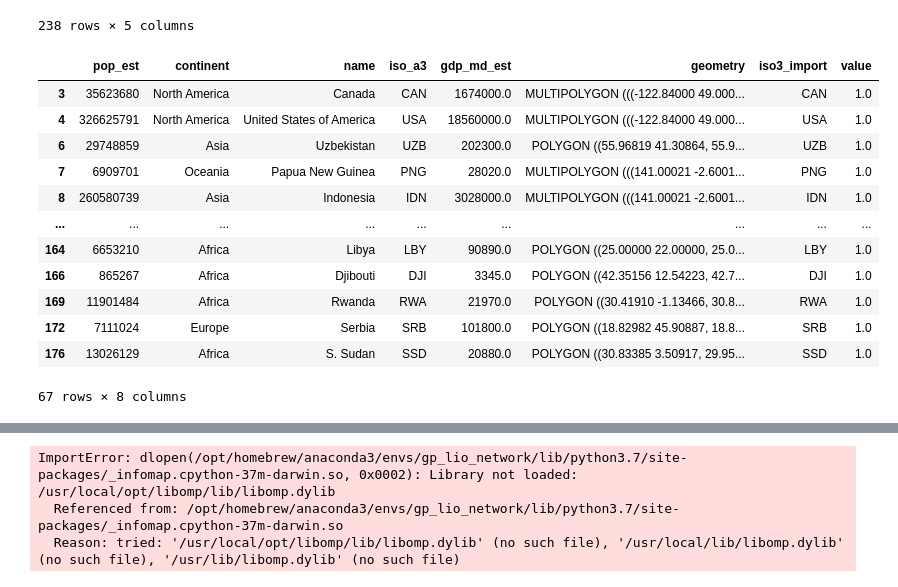
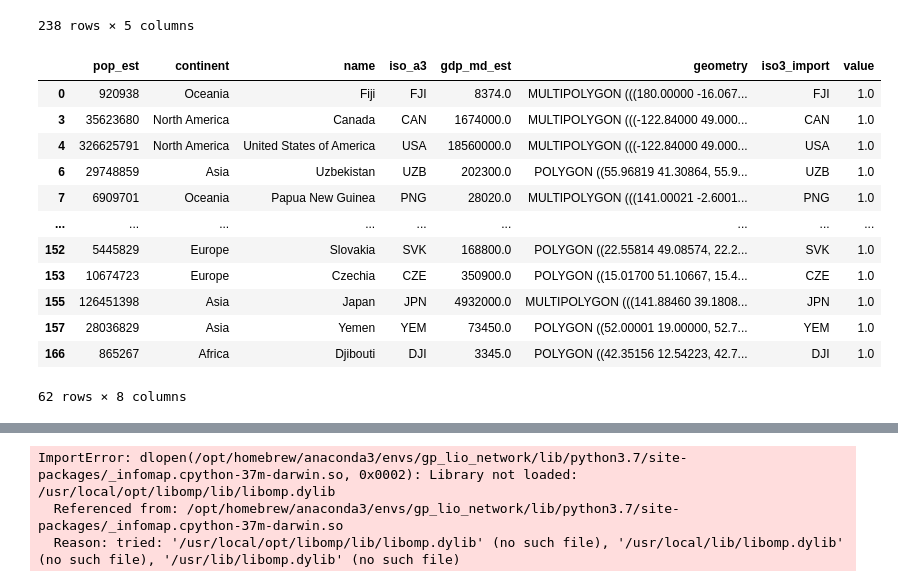
Before and after one commit to heissjl/gp-lio-network, a Jupyter notebook: 02_analysis.ipynb, the cells around one changed output, grey strips where cells are left out. Cells and saved outputs as stored; diff of their text form; code cells hidden in the pictures.

```diff
--- a/02_analysis.ipynb
+++ b/02_analysis.ipynb
@@ -51,7 +380,7 @@ print(G07.get_edge_data(842, 156))
 data_avg = pd.read_pickle('../../data/baci_weighted_average.pkl')
 # %%
 ## create undirected weighted average graphs from dataframes
-
+N95 = nx.from_pandas_edgelist(data_avg[(data_avg['t']==1995)], 'i', 'j', 'v_minmax_avg', create_using=nx.Graph())
 N96 = nx.from_pandas_edgelist(data_avg[(data_avg['t']==1996)], 'i', 'j', 'v_minmax_avg', create_using=nx.Graph())
 N97 = nx.from_pandas_edgelist(data_avg[(data_avg['t']==1997)], 'i', 'j', 'v_minmax_avg', create_using=nx.Graph())
 N98 = nx.from_pandas_edgelist(data_avg[(data_avg['t']==1998)], 'i', 'j', 'v_minmax_avg', create_using=nx.Graph())
@@ -83,9 +408,9 @@ print(N11.get_edge_data(156, 842))
 # %%
-graph_list = [N96,N97,N98,N99,N00,N01,N02,N03,N04,N05,N06,N07,N08,N09,N10,N11,N12,N13,N14,N15,N16,N17]
+graph_list = [N95,N96,N97,N98,N99,N00,N01,N02,N03,N04,N05,N06,N07,N08,N09,N10,N11,N12,N13,N14,N15,N16,N17]
 
 
 ##TODO: subset graphs to kgN
-node_set_list = [set(N96),set(N97),set(N98),set(N99),set(N00),set(N01),set(N02),set(N03),set(N04),set(N05),set(N06),set(N07),set(N08),set(N09),set(N10),set(N11),set(N12),set(N13),set(N14),set(N15),set(N16),set(N17)]
+node_set_list = [set(N95),set(N96),set(N97),set(N98),set(N99),set(N00),set(N01),set(N02),set(N03),set(N04),set(N05),set(N06),set(N07),set(N08),set(N09),set(N10),set(N11),set(N12),set(N13),set(N14),set(N15),set(N16),set(N17)]
 
 i = set.intersection(*node_set_list)
 u = set.union(*node_set_list)
@@ -107,6 +432,6 @@ for i in c:
     dropped_states.append(country_codes[country_codes['country_code']==i]['country_name_abbreviation'])
 
 # print names
-print(dropped_states)
+#print(dropped_states)
 # %% [output]
 {516, 652, 16, 530, 275, 531, 534, 535, 674, 426, 175, 688, 56, 697, 442, 58, 316, 710, 711, 72, 849, 728, 729, 736, 748, 499, 891}
@@ -360,7 +1044,7 @@ country_codes
 | 237 | 894 | Zambia | Zambia | ZM | ZMB |
 238 rows × 5 columns
 # %%
-orders = nx.algorithms.community.kernighan_lin_bisection(G17, partition=None, max_iter=10, weight='weight', seed=None)
+orders = nx.algorithms.community.kernighan_lin_bisection(N16, partition=None, max_iter=10, weight='weight', seed=None)
 # %%
 country_labels = dict(zip(country_codes.country_code, country_codes.iso_3digit_alpha))
 #country_labels[16]
@@ -376,43 +1060,43 @@ order_0['value'] = 1
 # %%
 import folium
 import geopandas
 
 world = geopandas.read_file(geopandas.datasets.get_path('naturalearth_lowres'))
 plotdf = world.merge(order_0, how="left", left_on=['iso_a3'], right_on=['iso3_import'])
 plotdf.dropna(inplace=True)
 
 display(plotdf)
 
 # Create a map
 my_map = folium.Map()
 
 # Add the data
 folium.Choropleth(
     geo_data=plotdf,
     name='bounded orders',
     data=plotdf,
     columns=['iso3_import', 'value'],
     key_on='feature.properties.name',
     fill_color='OrRd',
     fill_opacity=0.7,
     line_opacity=0.2,
     legend_name='test'
 ).add_to(my_map)
-my_map.save('meat.html')
+my_map.save('2orders.html')
 # %% [output]
 |  | pop_est | continent | name | iso_a3 | gdp_md_est | geometry | iso3_import | value |
+| 0 | 920938 | Oceania | Fiji | FJI | 8374.0 | MULTIPOLYGON (((180.00000 -16.067... | FJI | 1.0 |
 | 3 | 35623680 | North America | Canada | CAN | 1674000.0 | MULTIPOLYGON (((-122.84000 49.000... | CAN | 1.0 |
 | 4 | 326625791 | North America | United States of America | USA | 18560000.0 | MULTIPOLYGON (((-122.84000 49.000... | USA | 1.0 |
 | 6 | 29748859 | Asia | Uzbekistan | UZB | 202300.0 | POLYGON ((55.96819 41.30864, 55.9... | UZB | 1.0 |
 | 7 | 6909701 | Oceania | Papua New Guinea | PNG | 28020.0 | MULTIPOLYGON (((141.00021 -2.6001... | PNG | 1.0 |
-| 8 | 260580739 | Asia | Indonesia | IDN | 3028000.0 | MULTIPOLYGON (((141.00021 -2.6001... | IDN | 1.0 |
 | ... | ... | ... | ... | ... | ... | ... | ... | ... |
-| 164 | 6653210 | Africa | Libya | LBY | 90890.0 | POLYGON ((25.00000 22.00000, 25.0... | LBY | 1.0 |
+| 152 | 5445829 | Europe | Slovakia | SVK | 168800.0 | POLYGON ((22.55814 49.08574, 22.2... | SVK | 1.0 |
+| 153 | 10674723 | Europe | Czechia | CZE | 350900.0 | POLYGON ((15.01700 51.10667, 15.4... | CZE | 1.0 |
+| 155 | 126451398 | Asia | Japan | JPN | 4932000.0 | MULTIPOLYGON (((141.88460 39.1808... | JPN | 1.0 |
+| 157 | 28036829 | Asia | Yemen | YEM | 73450.0 | POLYGON ((52.00001 19.00000, 52.7... | YEM | 1.0 |
 | 166 | 865267 | Africa | Djibouti | DJI | 3345.0 | POLYGON ((42.35156 12.54223, 42.7... | DJI | 1.0 |
-| 169 | 11901484 | Africa | Rwanda | RWA | 21970.0 | POLYGON ((30.41910 -1.13466, 30.8... | RWA | 1.0 |
-| 172 | 7111024 | Europe | Serbia | SRB | 101800.0 | POLYGON ((18.82982 45.90887, 18.8... | SRB | 1.0 |
-| 176 | 13026129 | Africa | S. Sudan | SSD | 20880.0 | POLYGON ((30.83385 3.50917, 29.95... | SSD | 1.0 |
-67 rows × 8 columns
+62 rows × 8 columns
 # %%
 my_map
 # %% [output]
```
Also changed, not shown: parts of 73 cells of this notebook, 1 other file.
